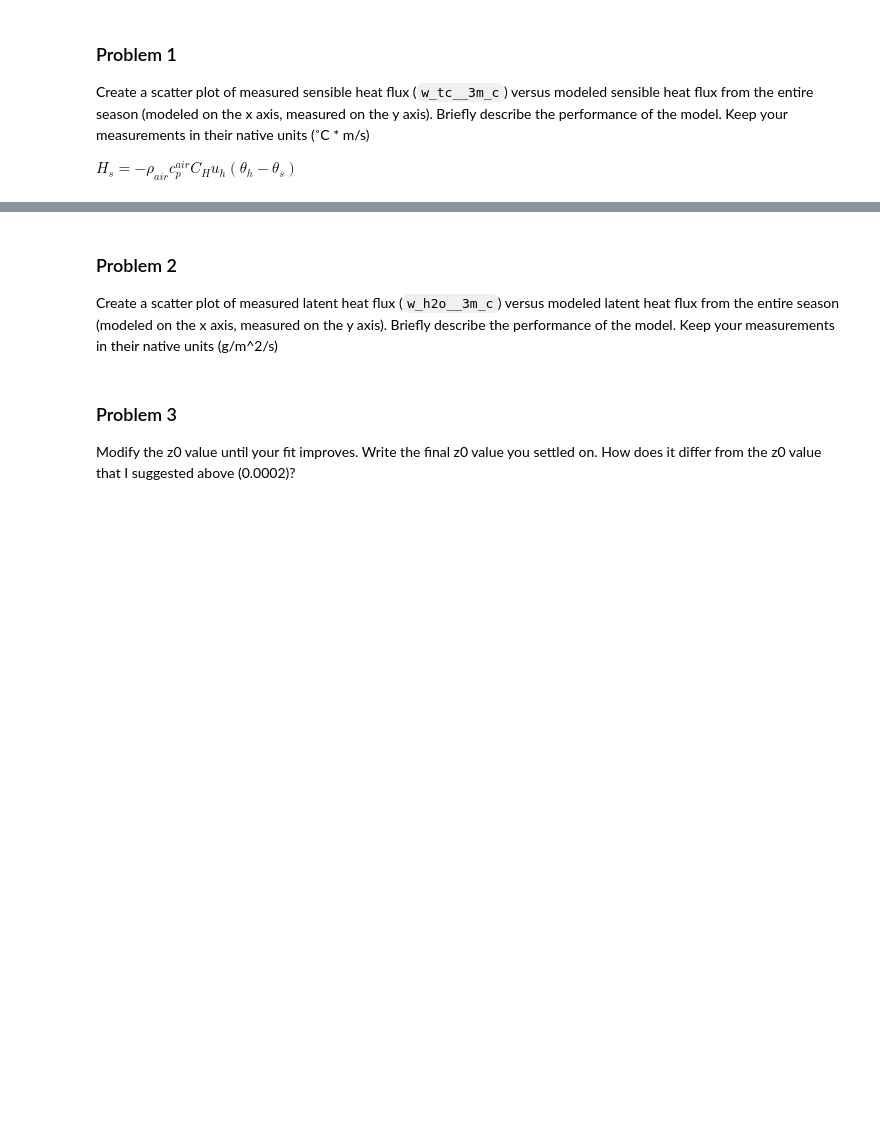
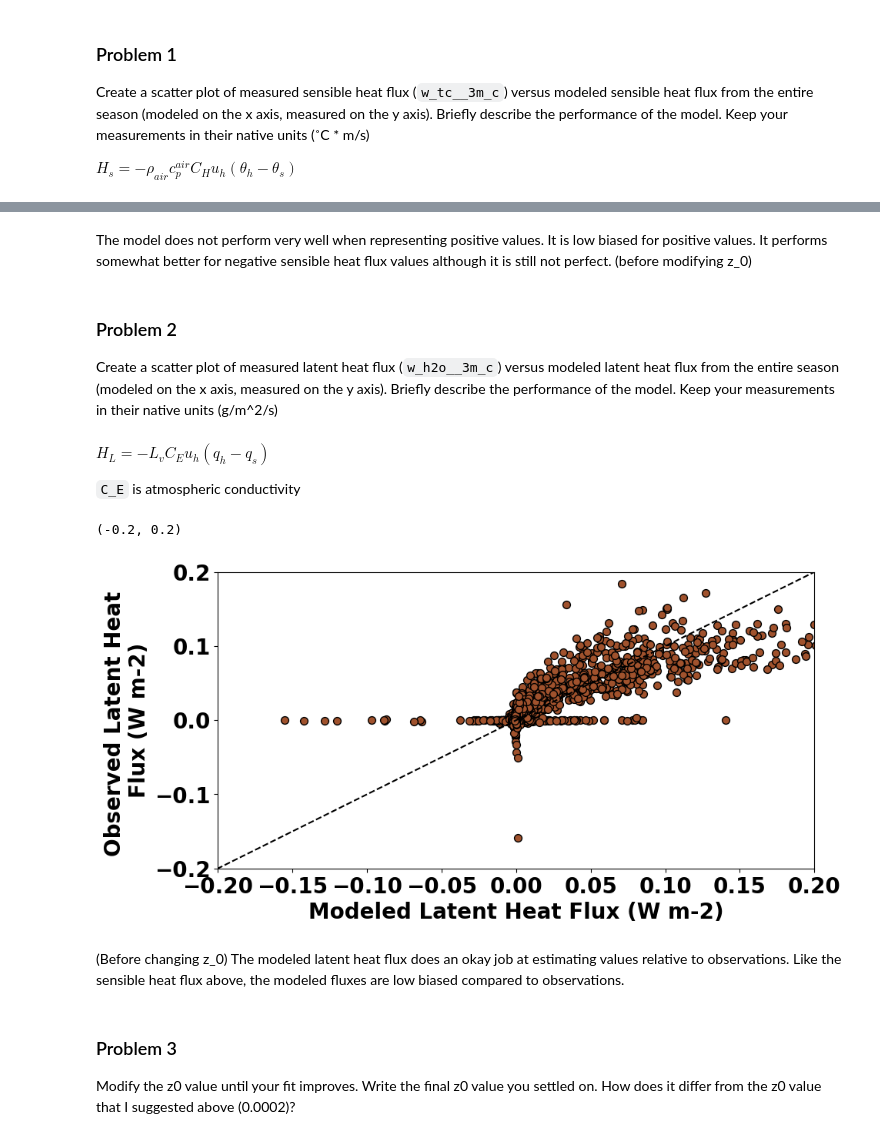
Before and after one commit to clinton-alden/snow_hydrology_WI25, a Jupyter notebook: module5/homework5.ipynb, the cells around one changed output, grey strips where cells are left out. Drawn from its saved outputs; the diff is of its cells as text; code cells hidden in the pictures; blank space fills up the shorter version.

```diff
--- a/module5/homework5.ipynb
+++ b/module5/homework5.ipynb
@@ -25,7 +59,36 @@ cp_air = sos_dataset['cp_air'] #
+# %% [markdown]
+The model does not perform very well when representing positive values. It is low biased for positive values. It performs somewhat better for negative sensible heat flux values although it is still not perfect. (before modifying z_0)
 # %% [markdown]
 ### Problem 2
 
 Create a scatter plot of measured latent heat flux (`w_h2o__3m_c`) versus modeled latent heat flux from the entire season (modeled on the x axis, measured on the y axis). Briefly describe the performance of the model. Keep your measurements in their native units (g/m^2/s)
+# %% [markdown]
+$H_L = -L_v C_E u_h (q_h - q_s)$
+
+
+`C_E` is atmospheric conductivity
+# %%
+L_v = 225 # J g-1
+q_h = sos_dataset['mixingratio_3m_c']
+q_s = sos_dataset['Tsurfmixingratio_c']
+C_e = C_h
+
+H_l_modeled = -L_v * C_e * u_h * (q_h-q_s)
+# %%
+fig, ax = plt.subplots(figsize=(10, 5))
+
+ax.scatter(H_l_modeled, sos_dataset['w_h2o__3m_c'], color='sienna', ec='black', s=50)
+ax.plot([-0.4, 0.4], [-0.4, 0.4], color='black', linestyle='--')
+
+ax.set_xlabel('Modeled Latent Heat Flux (W m-2)')
+ax.set_ylabel('Observed Latent Heat \nFlux (W m-2)')
+ax.set_xlim(-0.2, 0.2)
+ax.set_ylim(-0.2, 0.2)
+# %% [output]
+(-0.2, 0.2)
+[figure, added]
+# %% [markdown]
+(Before changing z_0) The modeled latent heat flux does an okay job at estimating values relative to observations. Like the sensible heat flux above, the modeled fluxes are low biased compared to observations.
 # %% [markdown]
 ### Problem 3
 
```
Also changed, not shown: parts of 7 cells of this notebook.
